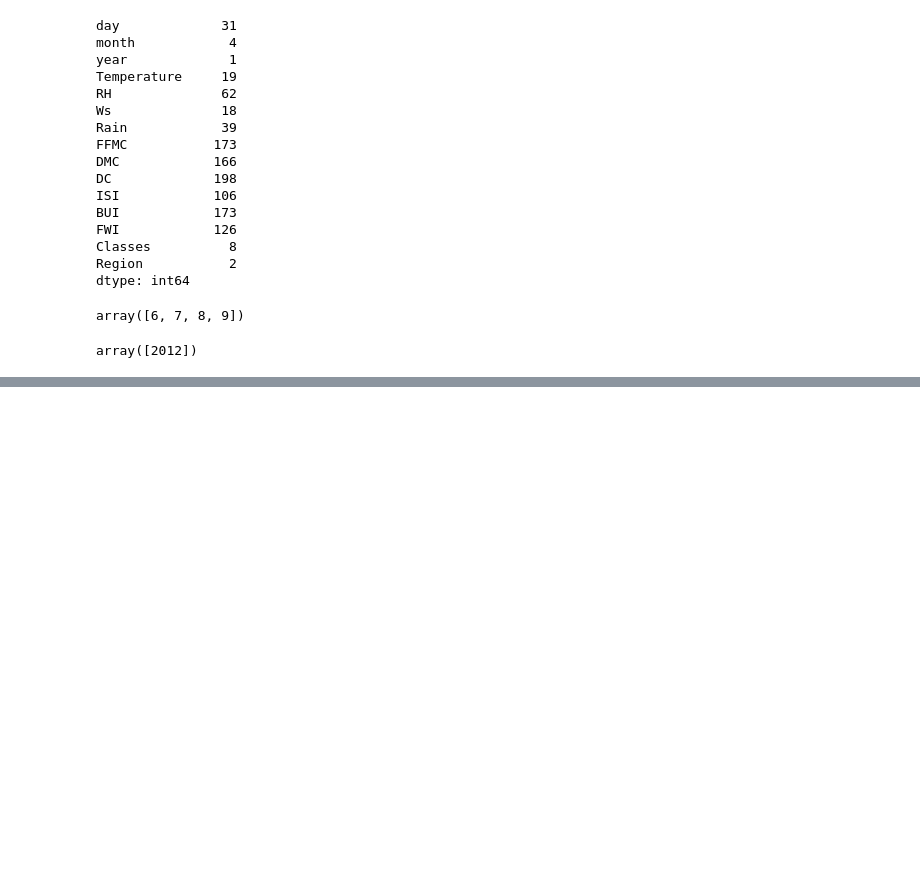
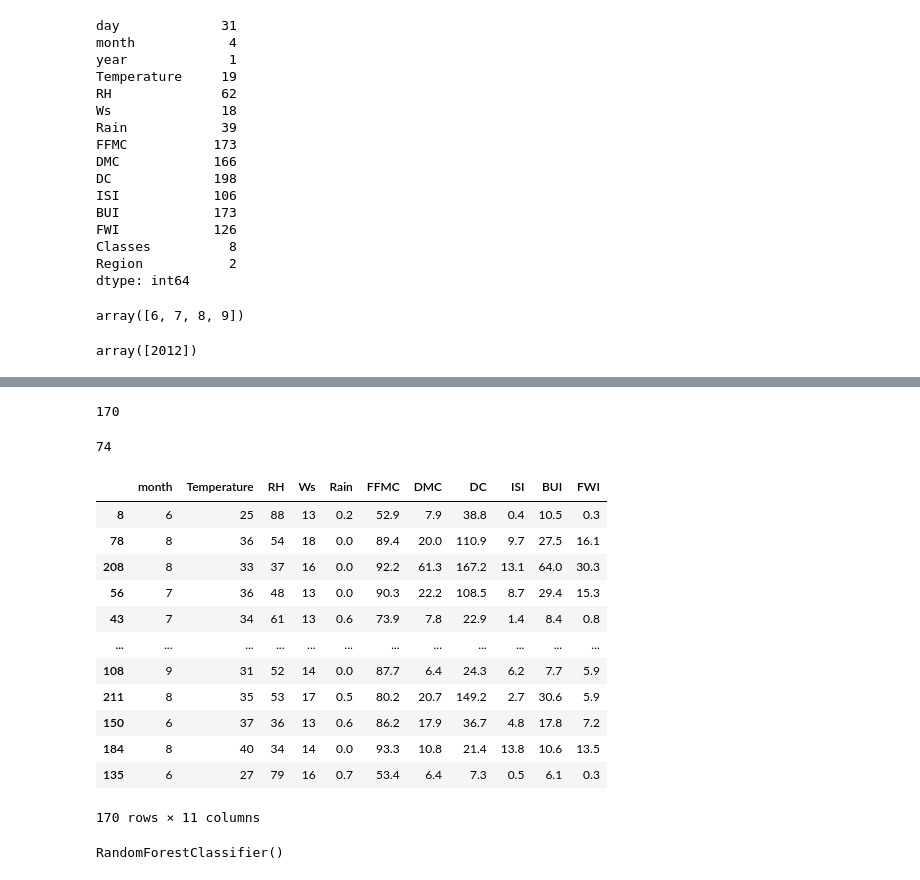
Before and after one commit to AymanMak1/Algerian-Forest-Fires, a Jupyter notebook: project.ipynb, the cells around one changed output, grey strips where cells are left out. Drawn from its saved outputs; the diff is of its cells as text; code cells hidden in the pictures; blank space fills up the shorter version.

```diff
--- a/project.ipynb
+++ b/project.ipynb
@@ -371,0 +398,8 @@ plot_boxplot(df,["DC"])
+# %%
+conditions = [
+    (df['Classes'] == 'fire'),
+    (df['Classes'] == 'not fire'),
+    ]
+values = [1,0]
+df['Class'] = np.select(conditions, values)
+df['Class'].dtypes
@@ -377,0 +417,3 @@ Report SWEETVIZ_REPORT.html was generated! NOTEBOOK/COLAB USERS: the web browser
+# %%
+X = df[['month','Temperature','RH','Ws','Rain','FFMC','DMC','DC','ISI','BUI','FWI']]
+y = df[['Class']]
@@ -377,0 +422,30 @@ Report SWEETVIZ_REPORT.html was generated! NOTEBOOK/COLAB USERS: the web browser
+# %%
+len(X_train)
+# %% [output]
+170
+# %%
+len(X_test)
+# %% [output]
+74
+# %%
+X_train
+# %% [output]
+|  | month | Temperature | RH | Ws | Rain | FFMC | DMC | DC | ISI | BUI | FWI |
+| 8 | 6 | 25 | 88 | 13 | 0.2 | 52.9 | 7.9 | 38.8 | 0.4 | 10.5 | 0.3 |
+| 78 | 8 | 36 | 54 | 18 | 0.0 | 89.4 | 20.0 | 110.9 | 9.7 | 27.5 | 16.1 |
+| 208 | 8 | 33 | 37 | 16 | 0.0 | 92.2 | 61.3 | 167.2 | 13.1 | 64.0 | 30.3 |
+| 56 | 7 | 36 | 48 | 13 | 0.0 | 90.3 | 22.2 | 108.5 | 8.7 | 29.4 | 15.3 |
+| 43 | 7 | 34 | 61 | 13 | 0.6 | 73.9 | 7.8 | 22.9 | 1.4 | 8.4 | 0.8 |
+| ... | ... | ... | ... | ... | ... | ... | ... | ... | ... | ... | ... |
+| 108 | 9 | 31 | 52 | 14 | 0.0 | 87.7 | 6.4 | 24.3 | 6.2 | 7.7 | 5.9 |
+| 211 | 8 | 35 | 53 | 17 | 0.5 | 80.2 | 20.7 | 149.2 | 2.7 | 30.6 | 5.9 |
+| 150 | 6 | 37 | 36 | 13 | 0.6 | 86.2 | 17.9 | 36.7 | 4.8 | 17.8 | 7.2 |
+| 184 | 8 | 40 | 34 | 14 | 0.0 | 93.3 | 10.8 | 21.4 | 13.8 | 10.6 | 13.5 |
+| 135 | 6 | 27 | 79 | 16 | 0.7 | 53.4 | 6.4 | 7.3 | 0.5 | 6.1 | 0.3 |
+170 rows × 11 columns
+# %%
+from sklearn.ensemble import RandomForestClassifier
+model = RandomForestClassifier()
+model.fit(X_train,y_train)
+# %% [output]
+RandomForestClassifier()
```
Also changed, not shown: parts of 52 cells of this notebook, 5 other files.
